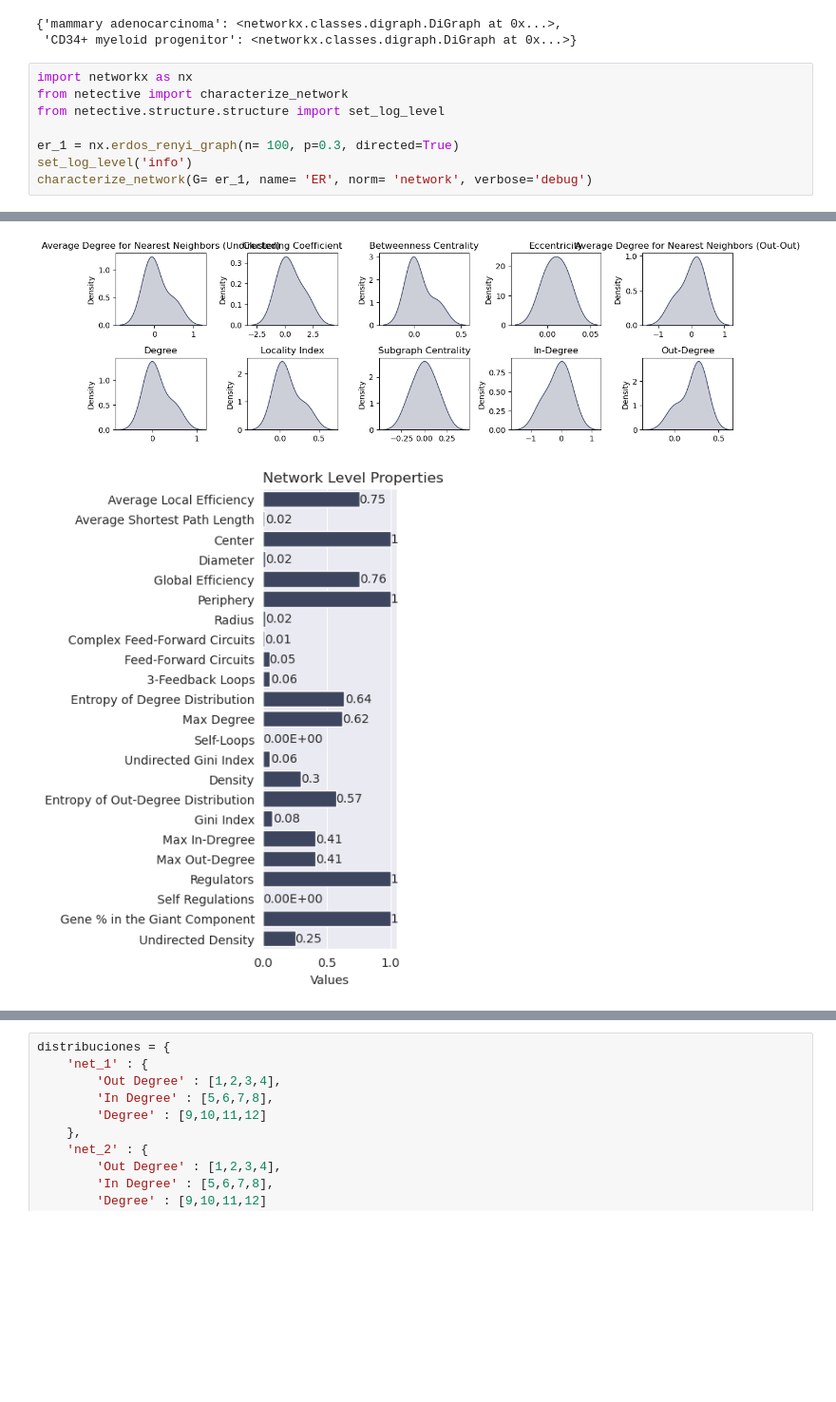
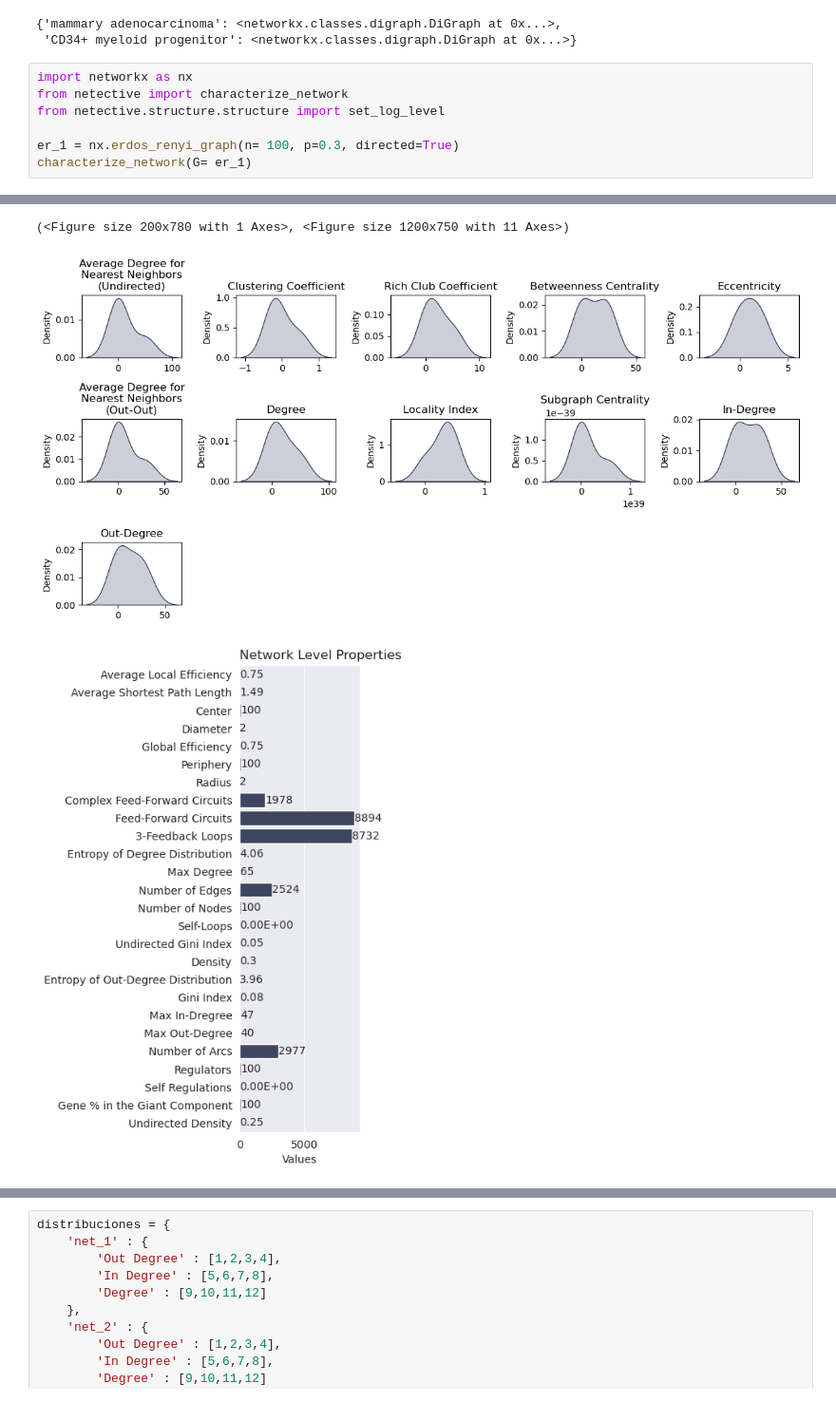
Before and after one commit to freyrelab/netective, a Jupyter notebook: legacy/prop_notebooks/Mouse_Analysis.ipynb, the cells around one changed output, grey strips where cells are left out. Shown at 95% size. Drawn from its saved outputs; the diff is of its cells as text; blank space fills up the shorter version.

```diff
--- a/legacy/prop_notebooks/Mouse_Analysis.ipynb
+++ b/legacy/prop_notebooks/Mouse_Analysis.ipynb
@@ -156,7 +158,6 @@ from netective import characterize_network
 from netective.structure.structure import set_log_level
 
 er_1 = nx.erdos_renyi_graph(n= 100, p=0.3, directed=True)
-set_log_level('info')
-characterize_network(G= er_1, name= 'ER', norm= 'network', verbose='debug')
+characterize_network(G= er_1)
 # %% [output]
 [get_props] [WARNING] [The network or the normalization method has changed. Computing its properties...]
@@ -179,5 +180,6 @@ characterize_network(G= er_1, name= 'ER', norm= 'network', verbose='debug')
+(<Figure size 200x780 with 1 Axes>, <Figure size 1200x750 with 11 Axes>)
-[figure, old version]
+[figure, new version]
-[figure, old version]
+[figure, new version]
 # %%
 import networkx as nx
 from netective import compare_structure
```
Also changed, not shown: parts of 3 cells of this notebook, 4 other files.
